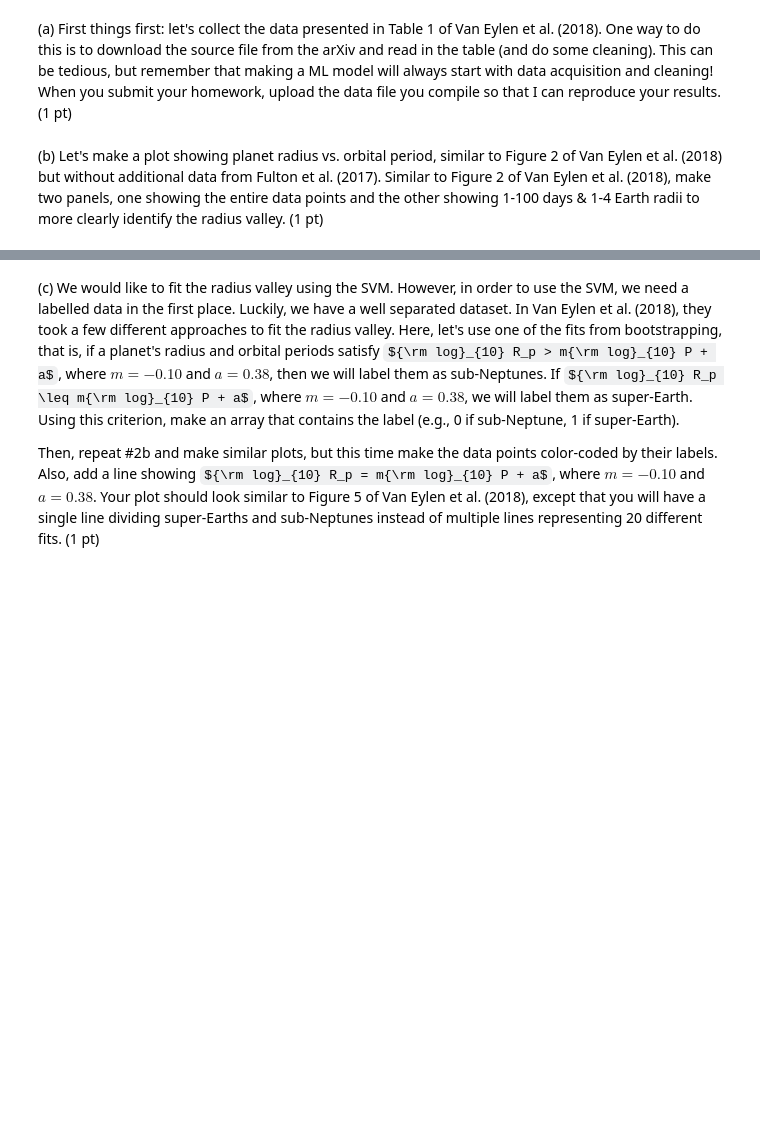
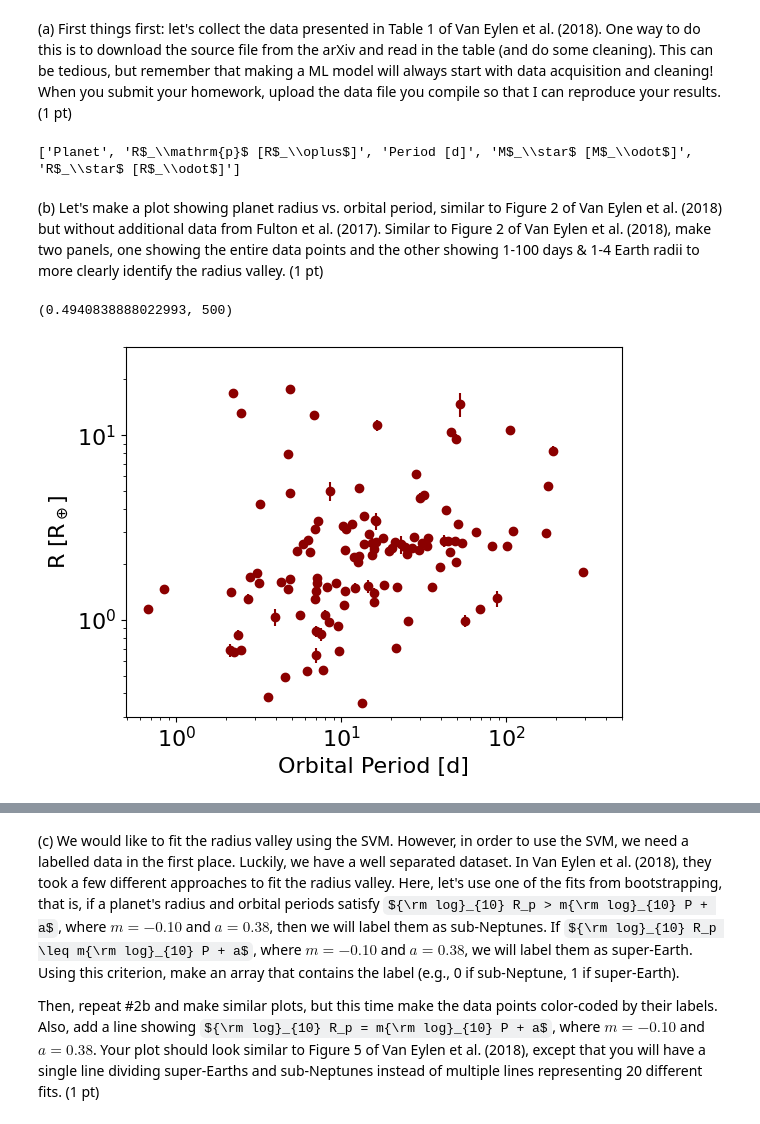
Before and after one commit to SpacialTree/HomeworkBack, a Jupyter notebook: MachineLearning/Homework/HW2/AST7939_homework2.ipynb, the cells around one changed output, grey strips where cells are left out. Drawn from its saved outputs; the diff is of its cells as text; code cells hidden in the pictures; some formulas as TeX source; blank space fills up the shorter version.

```diff
--- a/MachineLearning/Homework/HW2/AST7939_homework2.ipynb
+++ b/MachineLearning/Homework/HW2/AST7939_homework2.ipynb
@@ -45,5 +171,75 @@ In this homework problem, we will reproduce the SVM models of Van Eylen et al. (
+# %%
+# No planets are in the radius gap, why? Atmospheres being stripped or rocky planets?
+# observational effect of planet radius vs orbital period
+
+## Open datafile (remember to turn in)
+f = open('vaneylen_data.txt', 'r')
+data = f.read()
+f.close()
+
+## Split into rows
+rows = data.strip().split('\\\\')[:-1]
+size = len(rows)-1
+
+## Take first row = names
+names = [r.strip() for r in rows[0].split('&')]
+
+## Initialize each column
+planet_name = np.empty(size, dtype=object)
+planet_radius = np.zeros(size)
+planet_radius_err = np.zeros(size)
+period = np.zeros(size)
+period_err = np.zeros(size)
+star_mass = np.zeros(size)
+star_radius = np.zeros(size)
+
+ii = 0
+## Set each value of the columns for each row
+for line in rows[1:]:
+    cols = line.split('&')
+
+    # Save system name
+    planet_name[ii] = cols[0].strip()
+
+    # Save the planet radius and radius error
+    planet_radius[ii] = float(cols[1].strip().split('\pm')[0].strip()[1:])
+    planet_radius_err[ii] = float(cols[1].strip().split('\pm')[1].strip()[:-1])
+
+    # Save the period of the planet and its error
+    period[ii] = float(cols[2].strip()[1:].strip().split()[0])
+    try:
+        period_err[ii] = float(cols[2].strip()[1:].strip().split()[0]+cols[2].strip()[1:].strip().split()[1].split('(')[1].split(')')[0])-period[ii]
+    except: # To deal with (n/a)
+        period_err[ii] = np.nan
+
+    # Save the star mass
+    star_mass[ii] = float(cols[3].strip().split('_')[0].split('^')[0][1:].strip())
+
+    # Save the star radius
+    star_radius[ii] = float(cols[4].strip().split('_')[0].split('^')[0][1:].strip())
+
+    ii += 1
+print(names)
+# %% [output]
+['Planet', 'R$_\\mathrm{p}$ [R$_\\oplus$]', 'Period [d]', 'M$_\\star$ [M$_\\odot$]', 'R$_\\star$ [R$_\\odot$]']
 # %% [markdown]
 (b) Let's make a plot showing planet radius vs. orbital period, similar to Figure 2 of Van Eylen et al. (2018) but without additional data from Fulton et al. (2017). Similar to Figure 2 of Van Eylen et al. (2018), make two panels, one showing the entire data points and the other showing 1-100 days & 1-4 Earth radii to more clearly identify the radius valley. (1 pt)
+# %%
+plt.rcParams.update({'font.size': 16})
 # %%
 # Recreate Figure 2, just need to plot the red dots, not the other data
 # Then have a zoom-in figure of the radius valley
+
+# Just like panel 1 of Figure 2
+plt.scatter(period, planet_radius, color='darkred')
+plt.errorbar(period, planet_radius, yerr=planet_radius_err, ls='none', color='darkred')
+
+plt.xscale('log')
+plt.yscale('log')
+plt.xlabel('Orbital Period [d]')
+plt.ylabel('R [R$_\\oplus$]')
+plt.ylim(0.3, 30)
+plt.xlim(right=500)
+# %% [output]
+(0.4940838888022993, 500)
+[figure, added]
```
Also changed, not shown: parts of 23 cells of this notebook, 12 other files.
